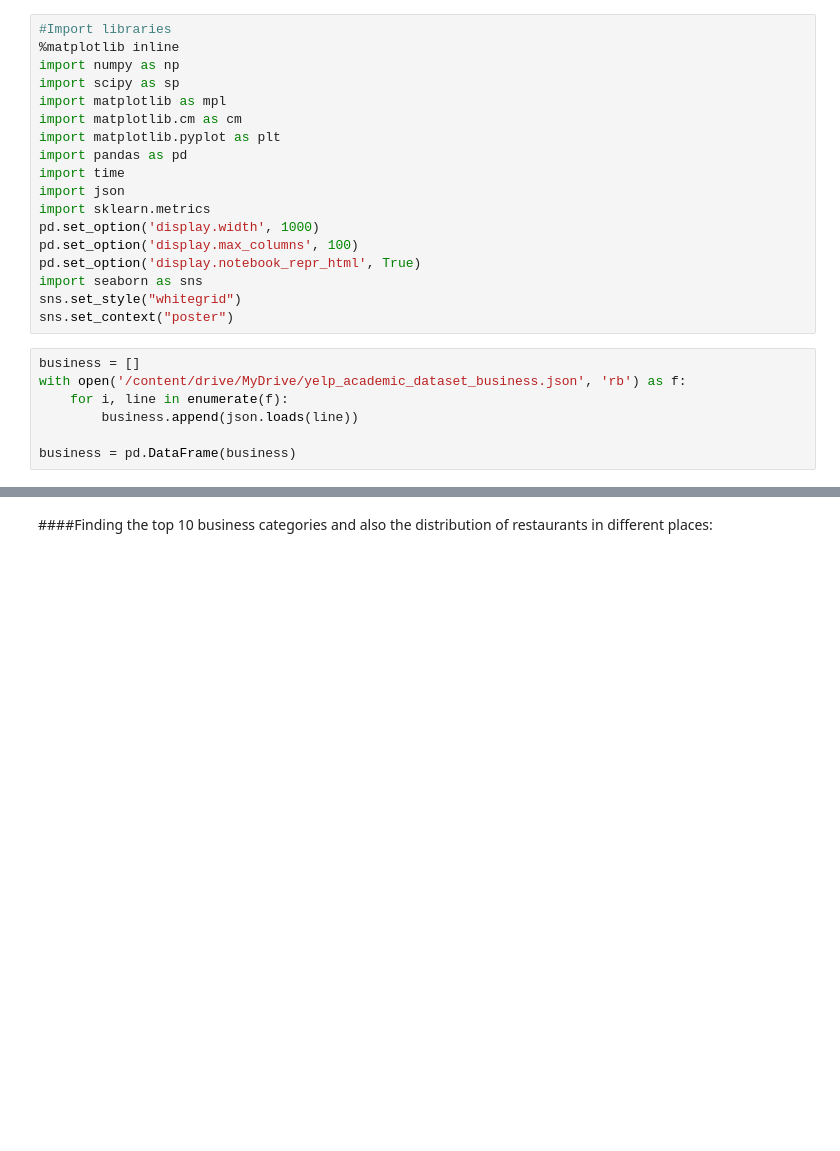
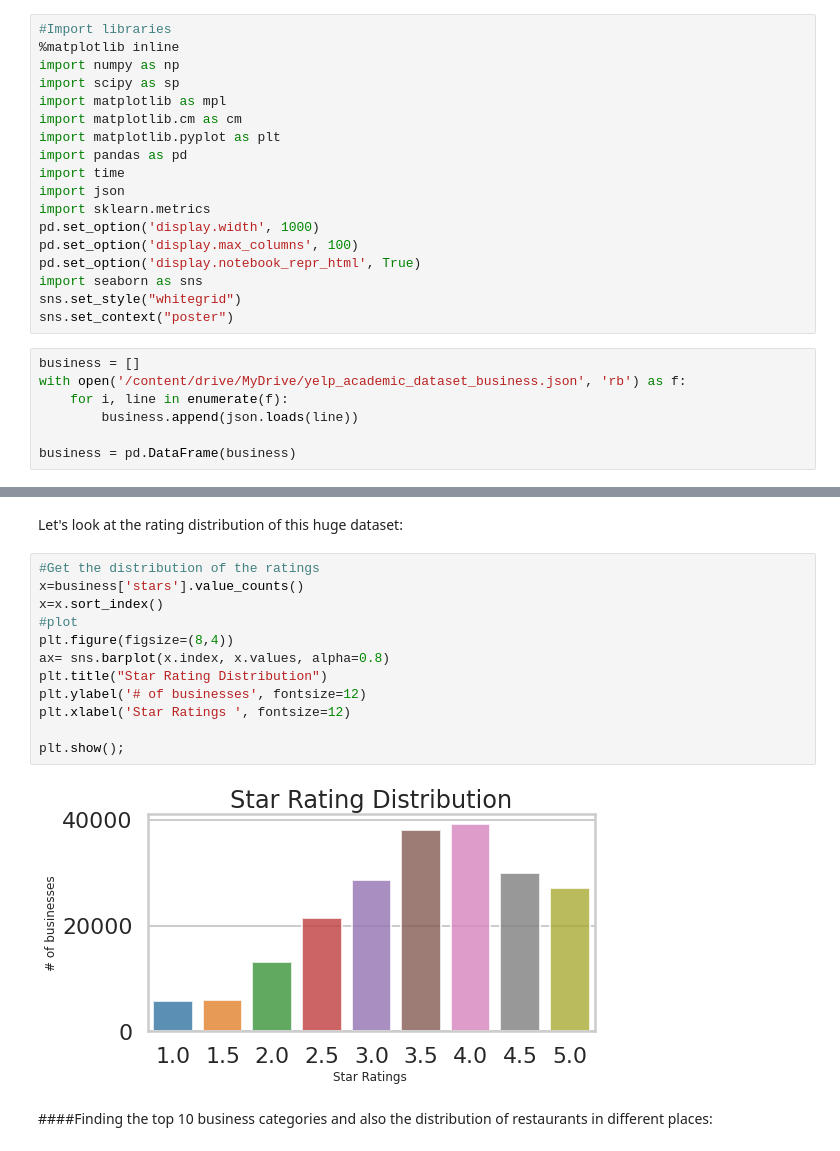
Before and after one commit to abarpan3/Project_ML_1, a Jupyter notebook: Bitan/Projet_Yelp.ipynb, the cells around one changed output, grey strips where cells are left out. Cells and saved outputs as stored; diff of their text form; blank space fills up the shorter version.

```diff
--- a/Bitan/Projet_Yelp.ipynb
+++ b/Bitan/Projet_Yelp.ipynb
@@ -34,6 +34,22 @@ business.head()
 | 2 | XNoUzKckATkOD1hP6vghZg | Felinus | 3554 Rue Notre-Dame O | Montreal | QC | H4C 1P4 | 45.479984 | -73.580070 | 5.0 | ... |
 | 3 | 6OAZjbxqM5ol29BuHsil3w | Nevada House of Hose | 1015 Sharp Cir | North Las Vegas | NV | 89030 | 36.219728 | -115.127725 | 2.5 | ... |
 | 4 | 51M2Kk903DFYI6gnB5I6SQ | USE MY GUY SERVICES LLC | 4827 E Downing Cir | Mesa | AZ | 85205 | 33.428065 | -111.726648 | 4.5 | ... |
+# %% [markdown]
+Let's look at the rating distribution of this huge dataset:
+# %%
+#Get the distribution of the ratings
+x=business['stars'].value_counts()
+x=x.sort_index()
+#plot
+plt.figure(figsize=(8,4))
+ax= sns.barplot(x.index, x.values, alpha=0.8)
+plt.title("Star Rating Distribution")
+plt.ylabel('# of businesses', fontsize=12)
+plt.xlabel('Star Ratings ', fontsize=12)
+
+plt.show();
+# %% [output]
+[figure, added]
 # %% [markdown]
 ####Finding the top 10 business categories and also the distribution of restaurants in different places:
 # %% [markdown]
```
Also changed, not shown: parts of 19 cells of this notebook.
